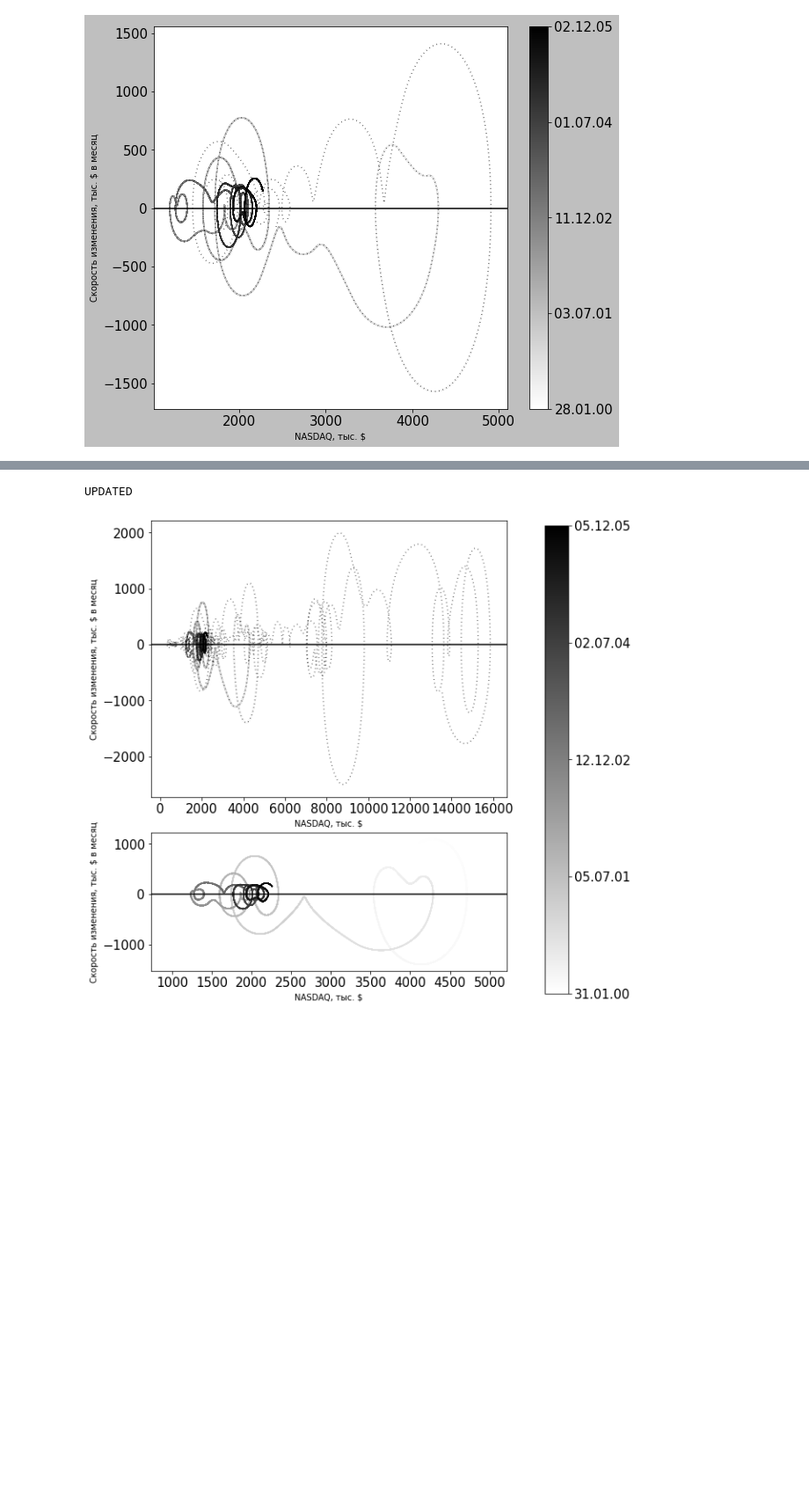
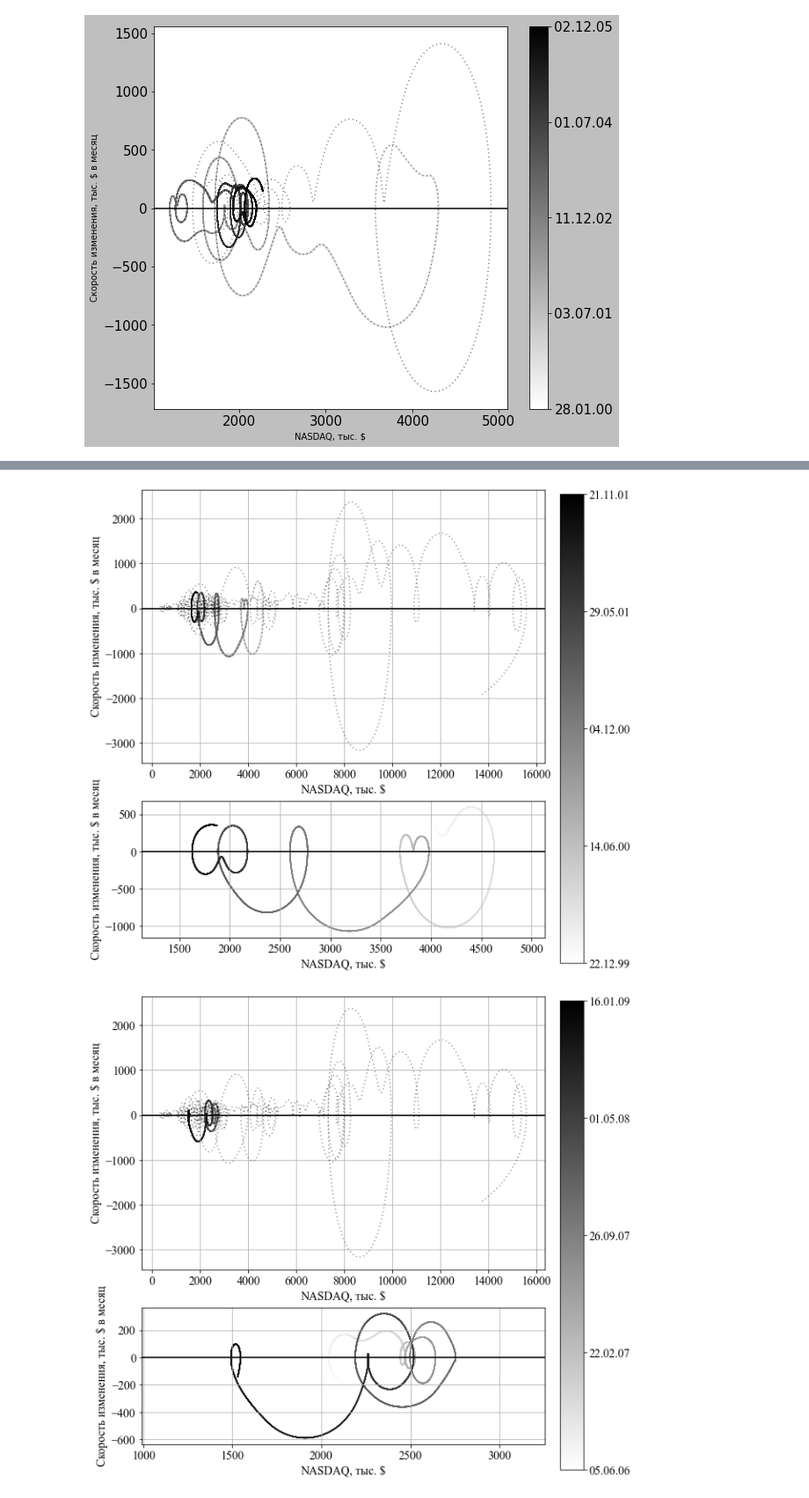
Before and after one commit to Karpovich-alex/phase-portrait-Nasdaq, a Jupyter notebook: analyse_portrait_method.ipynb, the cells around one changed output, grey strips where cells are left out. Shown at 88% size. Saved outputs shown, nothing was run; the diff lists cells and outputs as text; code cells hidden in the pictures; blank space fills up the shorter version.

```diff
--- a/analyse_portrait_method.ipynb
+++ b/analyse_portrait_method.ipynb
@@ -70,38 +121,52 @@ plt.show()
 # %%
-from phase_portrait import plot_phase_portrait
-x, y, xx, deriv, tt = calc_phase_portrait_raw(df.index.to_series() + 1, df['value'])
+def plot_phase_portrait_grey(x, deriv, tt, df, start_date, end_date, slice_period):
 
-fig = plt.figure(constrained_layout=True)
-gs = plt.GridSpec(6, 4, figure=fig)
-ax1 = fig.add_subplot(gs[:4, :3])
-ax2 = fig.add_subplot(gs[4:6, :3])
-cmap = mpl.cm.get_cmap('gist_yarg')
-start_date = '01.01.2000'
-end_date = '01.01.2006'
-fig1, ax1 = plot_phase_portrait(x, tt, deriv, df['date'], cmap=cmap, background_graph_params={'color': 'black', 'linestyle':(0, (0.5, 2.5))}, start_date=start_date, end_date=end_date, xlabel='NASDAQ, тыс. $', ylabel='Скорость изменения, тыс. $ в месяц', plot_bar=False, fig=fig, ax=ax1)
+    fig = plt.figure(constrained_layout=True)
+    gs = plt.GridSpec(6, 6, figure=fig)
+    ax1 = fig.add_subplot(gs[:4, :5])
+    ax2 = fig.add_subplot(gs[4:6, :5])
 
-fig2, ax2 = plot_phase_portrait(x, tt, deriv, df['date'], cmap=cmap, background_graph_params={'disable': True}, xlabel='NASDAQ, тыс. $', ylabel='Скорость изменения, тыс. $ в месяц', plot_bar=False, fig=fig, ax=ax2, crop=True, start_date=start_date, end_date=end_date)
-###### cbar
-# ax3 = fig.add_subplot(gs[:, 3])
-ax3 = fig.add_subplot(1,1,1)
-ax3.axis('off')
-dates_colored_mask = get_dates_mask(df['date'], start_date, end_date)
-colored_mask = get_mask_tt(x, tt, dates_mask=dates_colored_mask)
-tt_colored = tt[colored_mask]
-norm = mpl.colors.Normalize(vmin=tt_colored.min(), vmax=tt_colored.max())
-cbar_ticks_num=5
+    ax1.grid(True)
+    ax2.grid(True)
 
-cbar = fig.colorbar(mpl.cm.ScalarMappable(norm=norm, cmap=cmap),
-                            orientation='vertical', ticks=get_ticks(tt_colored, cbar_ticks_num), ax=ax3)
-cbar.ax.set_yticklabels(
-    map(lambda x: x.strftime('%d.%m.%y'), get_ticks(df['date'][dates_colored_mask], cbar_ticks_num)))
-#########
-fig.set_figheight(8)
-fig.set_figwidth(9)
+    cmap = mpl.cm.get_cmap('gist_yarg')
 
-plt.savefig(f"test_subplots.png", dpi=200)
+    plot_phase_portrait(x, tt, deriv, df['date'], cmap=cmap, background_graph_params={'color': 'black', 'linestyle':(0, (0.5, 2.5))}, start_date=start_date, end_date=end_date, xlabel='NASDAQ, тыс. $', ylabel='Скорость изменения, тыс. $ в месяц', plot_bar=False, fig=fig, ax=ax1)
 
-plt.show()
+    plot_phase_portrait(x, tt, deriv, df['date'], cmap=cmap, background_graph_params={'disable': True}, xlabel='NASDAQ, тыс. $', ylabel='Скорость изменения, тыс. $ в месяц', plot_bar=False, fig=fig, ax=ax2, crop=True, start_date=start_date, end_date=end_date)
+    ###### cbar
+    ax3 = fig.add_subplot(1,1,1)
+    ax3.axis('off')
+    dates_colored_mask = get_dates_mask(df['date'], start_date, end_date)
+    colored_mask = get_mask_tt(x, tt, dates_mask=dates_colored_mask)
+    tt_colored = tt[colored_mask]
+    norm = mpl.colors.Normalize(vmin=tt_colored.min(), vmax=tt_colored.max())
+    cbar_ticks_num=5
+
+    cbar = fig.colorbar(mpl.cm.ScalarMappable(norm=norm, cmap=cmap),
+                                orientation='vertical', ticks=get_ticks(tt_colored, cbar_ticks_num))
+    cbar.ax.set_yticklabels(
+        map(lambda x: x.strftime('%d.%m.%y'), get_ticks(df['date'][dates_colored_mask], cbar_ticks_num)))
+    #########
+    fig.set_figheight(8)
+    fig.set_figwidth(9)
+
+    plt.savefig(f"Plots_for_article/Nasdaq_{start_date}_{end_date}_p{slice_period}.png", dpi=300)
-# %% [output]
-UPDATED
-[figure, removed]
+# %%
+df = generate_df(downloaded_data_nas, 30)
+x, y, xx, deriv, tt = calc_phase_portrait_raw(df.index.to_series() + 1, df['value'])
+rcParams = {'font.family': 'Times New Roman', 'font.size': 14, 'axes.labelsize': 14}
+plt.rcParams.update(**rcParams)
+
+dates = [('22.12.1999', '01.01.2002'),
+         ('01.06.2006', '01.02.2009'),
+         ('01.01.2015', '01.06.2016'),
+         ('01.06.2018', '01.01.2020'),
+         ('01.06.2017', '01.01.2019'),
+         ('01.08.2019', '01.12.2020'),
+         ('01.12.2020', '01.03.2022')]
+for start_date, end_date in dates:
+    plot_phase_portrait_grey(x, deriv, tt, df, start_date, end_date, slice_period)
+# %% [output]
+[figure, added]
+[figure, added]
```
Also changed, not shown: parts of 7 cells of this notebook, 1 other file.
